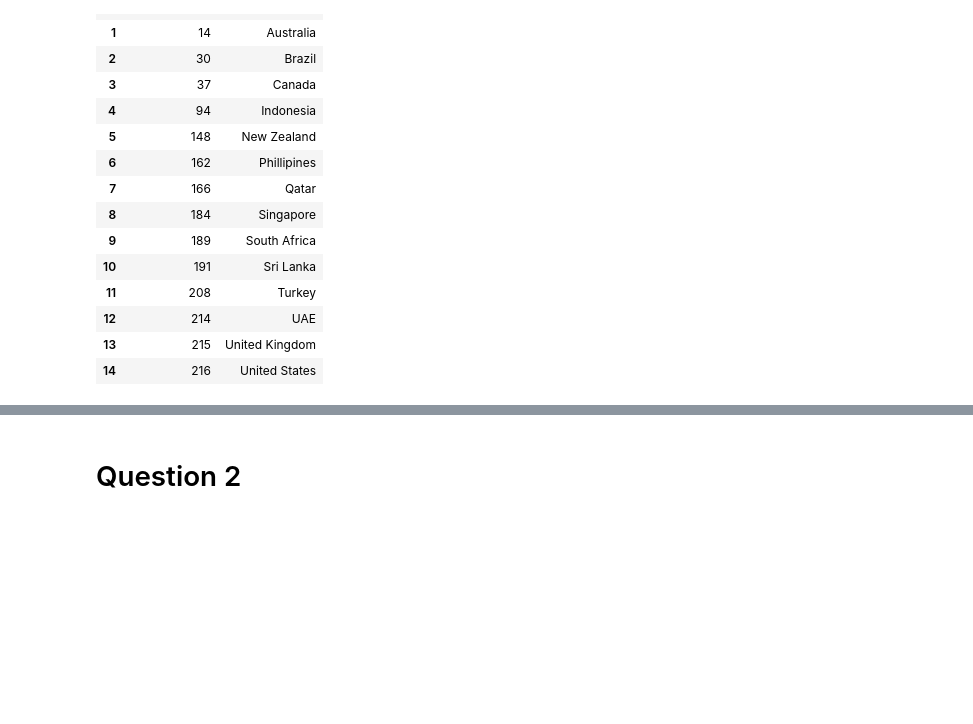
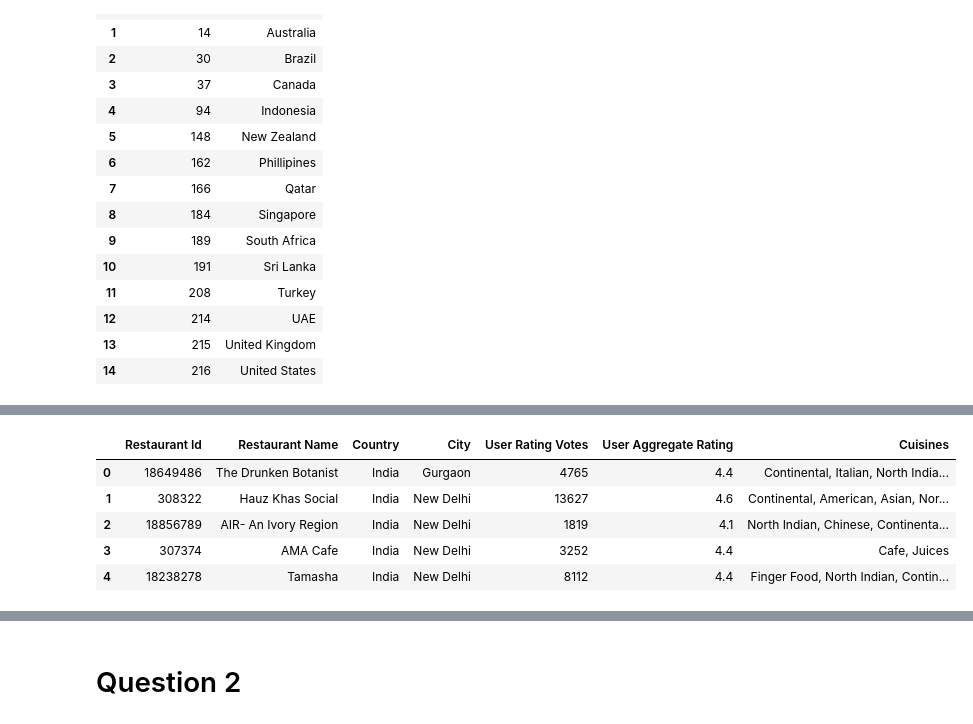
Before and after one commit to nestlecafe3in1/Govtech2025, a Jupyter notebook: EDA.ipynb, the cells around one changed output, grey strips where cells are left out. Cells and saved outputs as stored; diff of their text form; code cells hidden in the pictures; blank space fills up the shorter version.

```diff
--- a/EDA.ipynb
+++ b/EDA.ipynb
@@ -90,16 +90,6 @@ combined_df.head()
 | 3 | 307374 | cba15beb4c265876a9828f242b4cf41c | 307374 | AMA Cafe | https://www.zomato.com/ncr/ama-ca... | ... |
 | 4 | 18238278 | cba15beb4c265876a9828f242b4cf41c | 18238278 | Tamasha | https://www.zomato.com/ncr/tamash... | ... |
 # %%
-extracted_restaurant_df = combined_df[[
-    'restaurant.R.res_id',
-    'restaurant.name',
-    'Country',
-    'restaurant.location.city',
-    'restaurant.user_rating.votes',
-    'restaurant.user_rating.aggregate_rating',
-    'restaurant.cuisines'
-]]
-
 columns_to_rename = {
     'restaurant.R.res_id': 'Restaurant Id',
     'restaurant.name': 'Restaurant Name',
@@ -109,6 +99,6 @@ columns_to_rename = {
     'restaurant.cuisines': 'Cuisines'
 }
 
-question1_df = extracted_restaurant_df.rename(columns_to_rename)
-question1_df['User Aggregate Rating'] = question1_df['User Aggregate Rating'].astype('float64')
+combined_df = combined_df.rename(columns = columns_to_rename)
+combined_df.head()
 # %% [output]
@@ -115,0 +111,12 @@ KeyError: 'User Aggregate Rating'
+# %%
+question1_df = combined_df[[
+    'Restaurant Id',
+    'Restaurant Name',
+    'Country',
+    'City',
+    'User Rating Votes',
+    'User Aggregate Rating',
+    'Cuisines'
+]]
+
+question1_df['User Aggregate Rating'] = extracted_restaurant_df['User Aggregate Rating'].astype('float64')
@@ -115,0 +129,9 @@ KeyError: 'User Aggregate Rating'
+# %%
+question1_df.head()
+# %% [output]
+|  | Restaurant Id | Restaurant Name | Country | City | User Rating Votes | User Aggregate Rating | Cuisines |
+| 0 | 18649486 | The Drunken Botanist | India | Gurgaon | 4765 | 4.4 | Continental, Italian, North India... |
+| 1 | 308322 | Hauz Khas Social | India | New Delhi | 13627 | 4.6 | Continental, American, Asian, Nor... |
+| 2 | 18856789 | AIR- An Ivory Region | India | New Delhi | 1819 | 4.1 | North Indian, Chinese, Continenta... |
+| 3 | 307374 | AMA Cafe | India | New Delhi | 3252 | 4.4 | Cafe, Juices |
+| 4 | 18238278 | Tamasha | India | New Delhi | 8112 | 4.4 | Finger Food, North Indian, Contin... |
```
Also changed, not shown: parts of 6 cells of this notebook.
